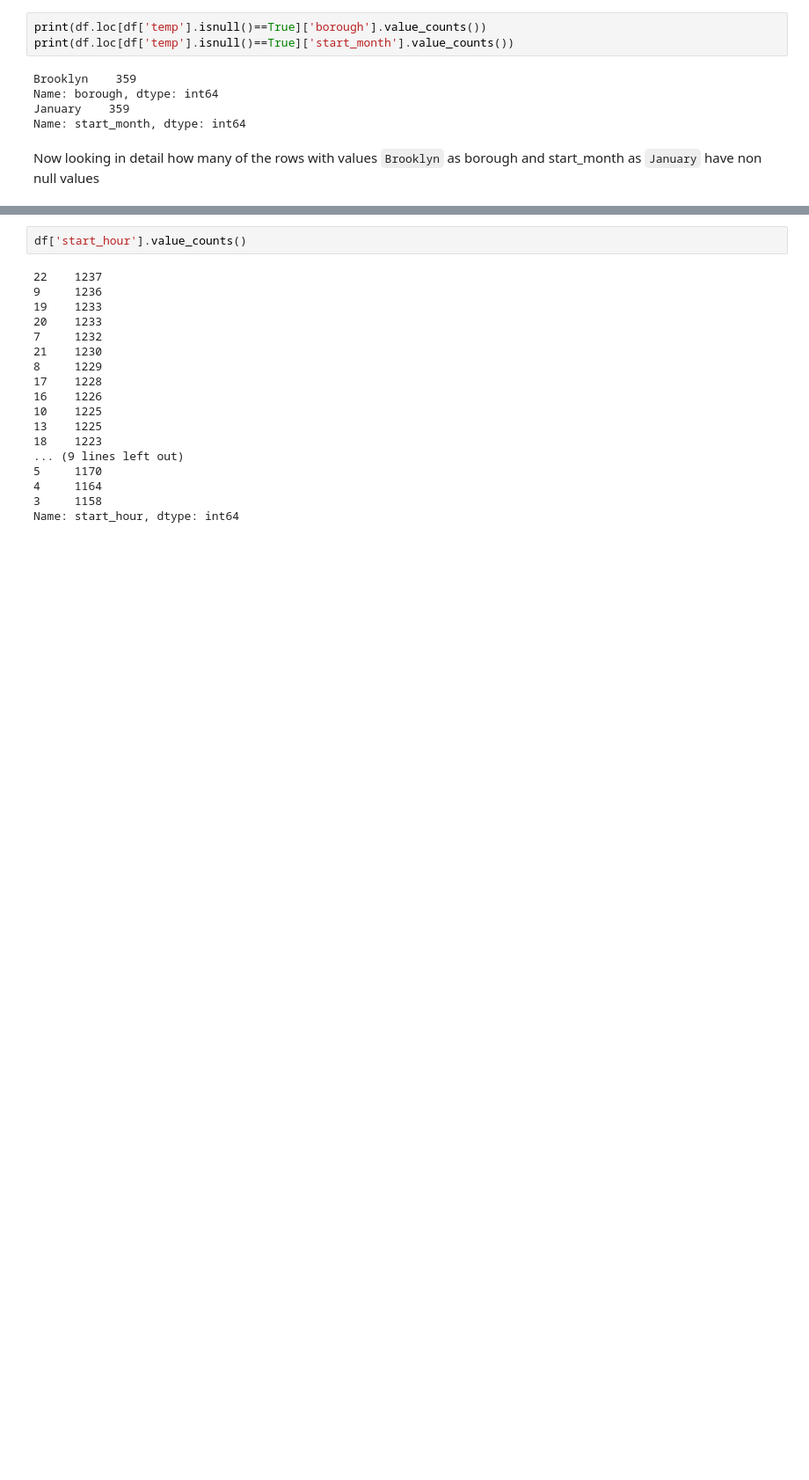
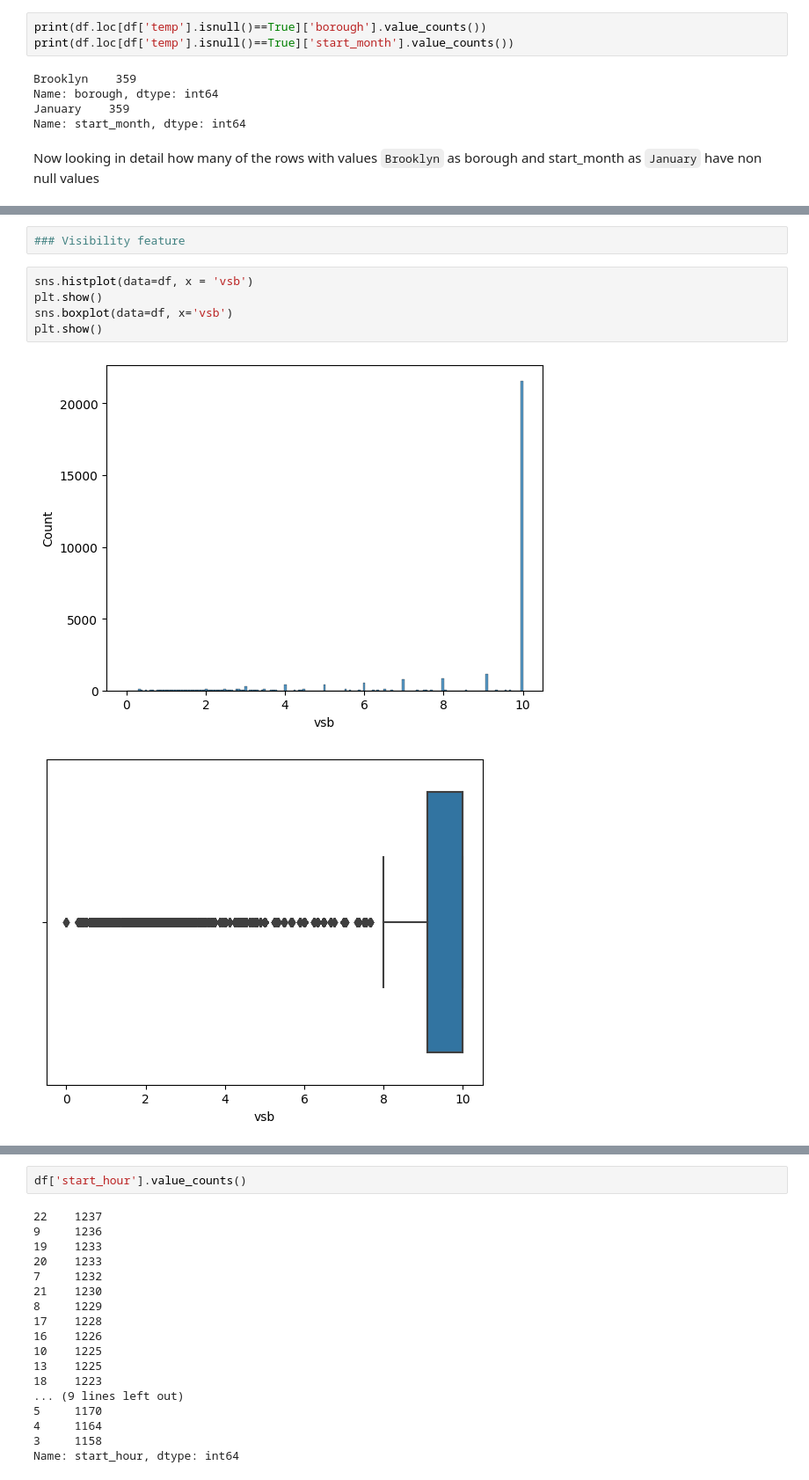
Before and after one commit to sanyassyed/EDA, a Jupyter notebook: eda.ipynb, the cells around one changed output, grey strips where cells are left out. Shown at 88% size. Saved outputs shown, nothing was run; the diff lists cells and outputs as text; blank space fills up the shorter version.

```diff
--- a/eda.ipynb
+++ b/eda.ipynb
@@ -289,0 +448,10 @@ Now looking in detail how many of the rows with values `Brooklyn` as borough and
+# %%
+### Visibility feature
+# %%
+sns.histplot(data=df, x = 'vsb')
+plt.show()
+sns.boxplot(data=df, x='vsb')
+plt.show()
+# %% [output]
+[figure, added]
+[figure, added]
```
Also changed, not shown: parts of 15 cells of this notebook.
